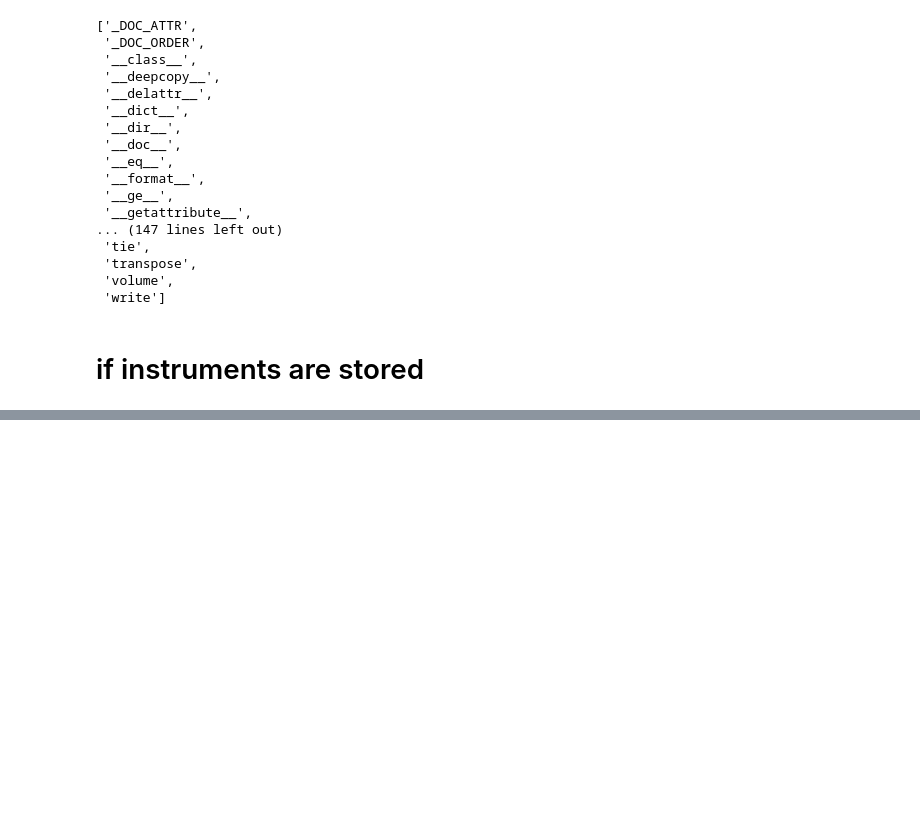
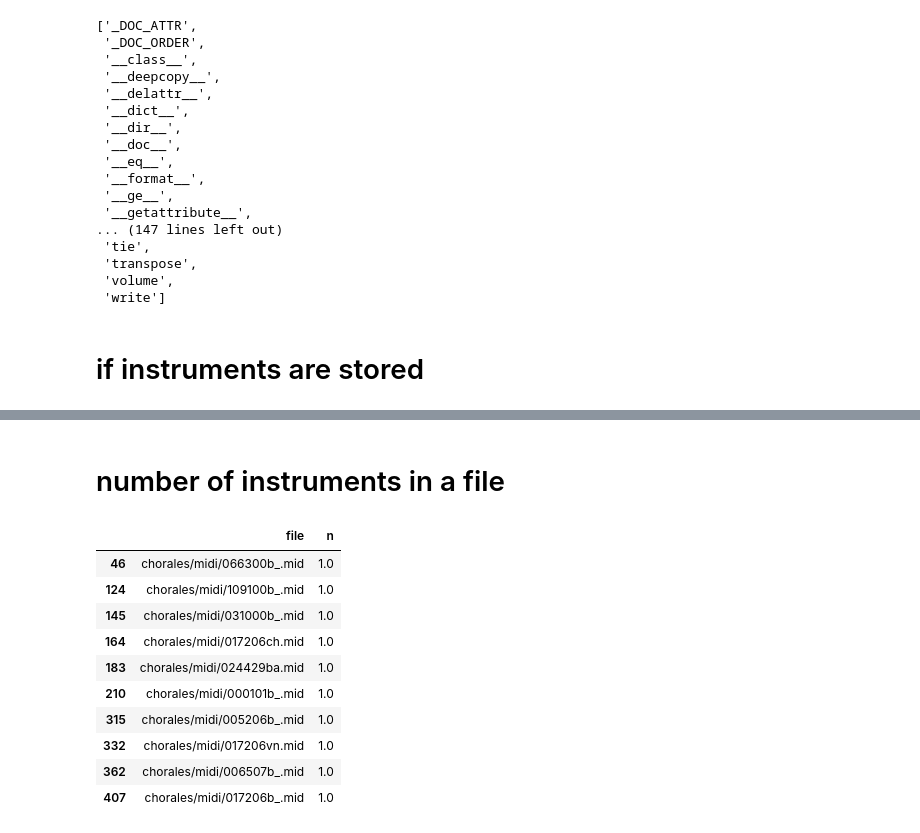
Before and after one commit to unagiinu2k/deepjazz_in_a_file, a Jupyter notebook: understand_various_midi_files.ipynb, the cells around one changed output, grey strips where cells are left out. Drawn from its saved outputs; the diff is of its cells as text; code cells hidden in the pictures; blank space fills up the shorter version.

```diff
--- a/understand_various_midi_files.ipynb
+++ b/understand_various_midi_files.ipynb
@@ -68,11 +68,14 @@ dir(components[10])
 # %%
 import glob
 # %%
-tmp = list()
+with_instruments = list()
+no_instruments = list()
 for file in glob.glob("chorales/midi/*.mid"):
     midi = converter.parse(file)
 
     parts = instrument.partitionByInstrument(midi)
     #parts = instrument.partitionByIntrument(midi)
     if parts:
-        tmp.append(file)
+        with_instruments.append(file)
+    else:
+        no_instruments.append(file)
@@ -91,0 +101,18 @@ tmp
+# %% [markdown]
+# number of instruments in a file
+# %%
+ns = list()
+files = list()
+for file in glob.glob("chorales/midi/*.mid"):
+    midi = converter.parse(file)
+
+    repartitioned = instrument.partitionByInstrument(midi)
+    #parts = instrument.partitionByIntrument(midi)
+
+    if repartitioned:
+
+        n = len([x for x in repartitioned.parts])
+    else:
+        n = None
+    ns.append(n)
+    files.append(file)
@@ -91,0 +122,16 @@ tmp
+# %%
+df_n = pd.DataFrame({'file':files, 'n':ns})
+# %%
+df_n.query('not n.isnull()')
+# %% [output]
+|  | file | n |
+| 46 | chorales/midi/066300b_.mid | 1.0 |
+| 124 | chorales/midi/109100b_.mid | 1.0 |
+| 145 | chorales/midi/031000b_.mid | 1.0 |
+| 164 | chorales/midi/017206ch.mid | 1.0 |
+| 183 | chorales/midi/024429ba.mid | 1.0 |
+| 210 | chorales/midi/000101b_.mid | 1.0 |
+| 315 | chorales/midi/005206b_.mid | 1.0 |
+| 332 | chorales/midi/017206vn.mid | 1.0 |
+| 362 | chorales/midi/006507b_.mid | 1.0 |
+| 407 | chorales/midi/017206b_.mid | 1.0 |
```
Also changed, not shown: parts of 6 cells of this notebook, 4 other files.
